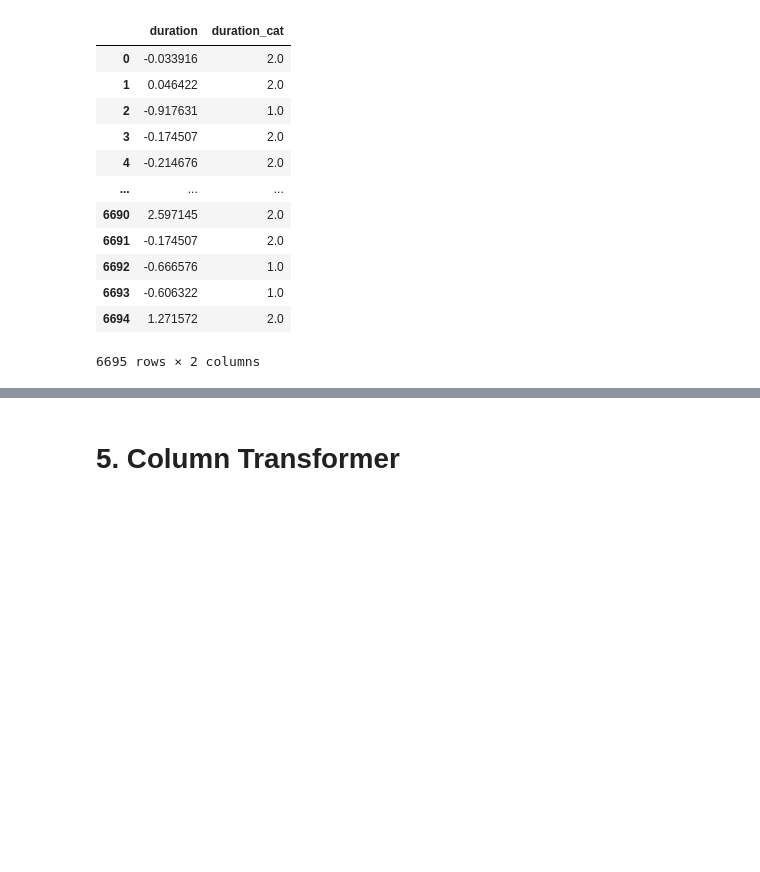
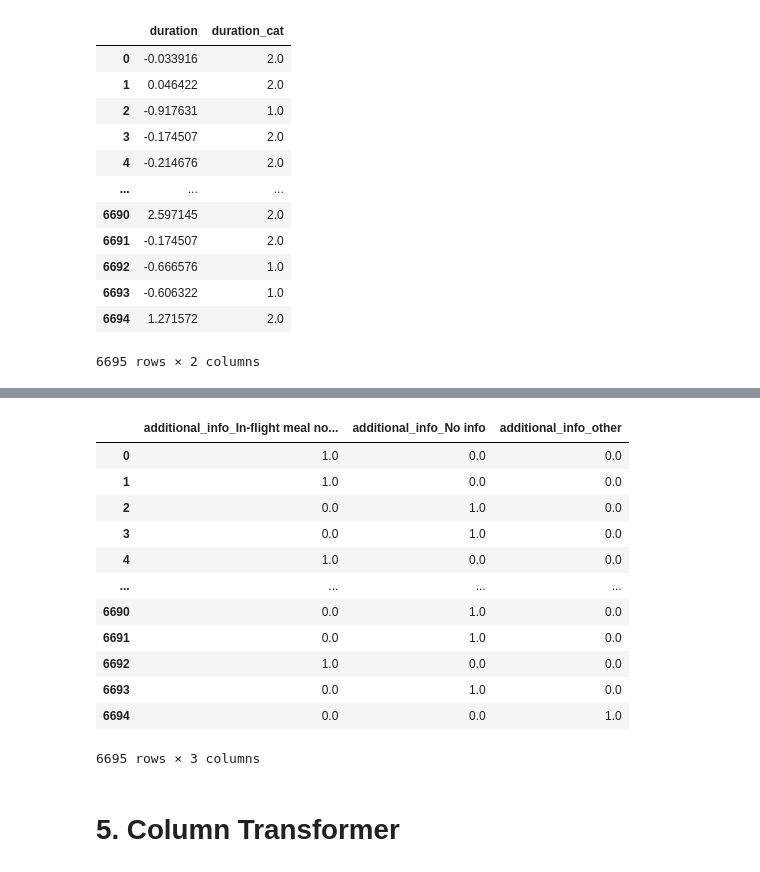
Before and after one commit to PRSOUBHAGYA/flights-price-prediction-sagemaker, a Jupyter notebook: notebook/feature_engineering.ipynb, the cells around one changed output, grey strips where cells are left out. Cells and saved outputs as stored; diff of their text form; code cells hidden in the pictures; blank space fills up the shorter version.

```diff
--- a/notebook/feature_engineering.ipynb
+++ b/notebook/feature_engineering.ipynb
@@ -439,3 +500,25 @@ duration_trans.fit_transform(X.loc[:,['duration']])
+# %%
+add_info_trans = Pipeline(steps=[
+    ("imputer", SimpleImputer(strategy='most_frequent')),
+    ("rare_label", RareLabelEncoder(tol=0.1, n_categories=3, replace_with='other')),
+    ("encoder", OneHotEncoder(sparse_output=False))
+])
+# %%
+add_info_trans.fit_transform(X[['additional_info']])
+# %% [output]
+|  | additional_info_In-flight meal no... | additional_info_No info | additional_info_other |
+| 0 | 1.0 | 0.0 | 0.0 |
+| 1 | 1.0 | 0.0 | 0.0 |
+| 2 | 0.0 | 1.0 | 0.0 |
+| 3 | 0.0 | 1.0 | 0.0 |
+| 4 | 1.0 | 0.0 | 0.0 |
+| ... | ... | ... | ... |
+| 6690 | 0.0 | 1.0 | 0.0 |
+| 6691 | 0.0 | 1.0 | 0.0 |
+| 6692 | 1.0 | 0.0 | 0.0 |
+| 6693 | 0.0 | 1.0 | 0.0 |
+| 6694 | 0.0 | 0.0 | 1.0 |
+6695 rows × 3 columns
 # %% [markdown]
 # 5. Column Transformer
 # %%
```
Also changed, not shown: parts of 17 cells of this notebook.
